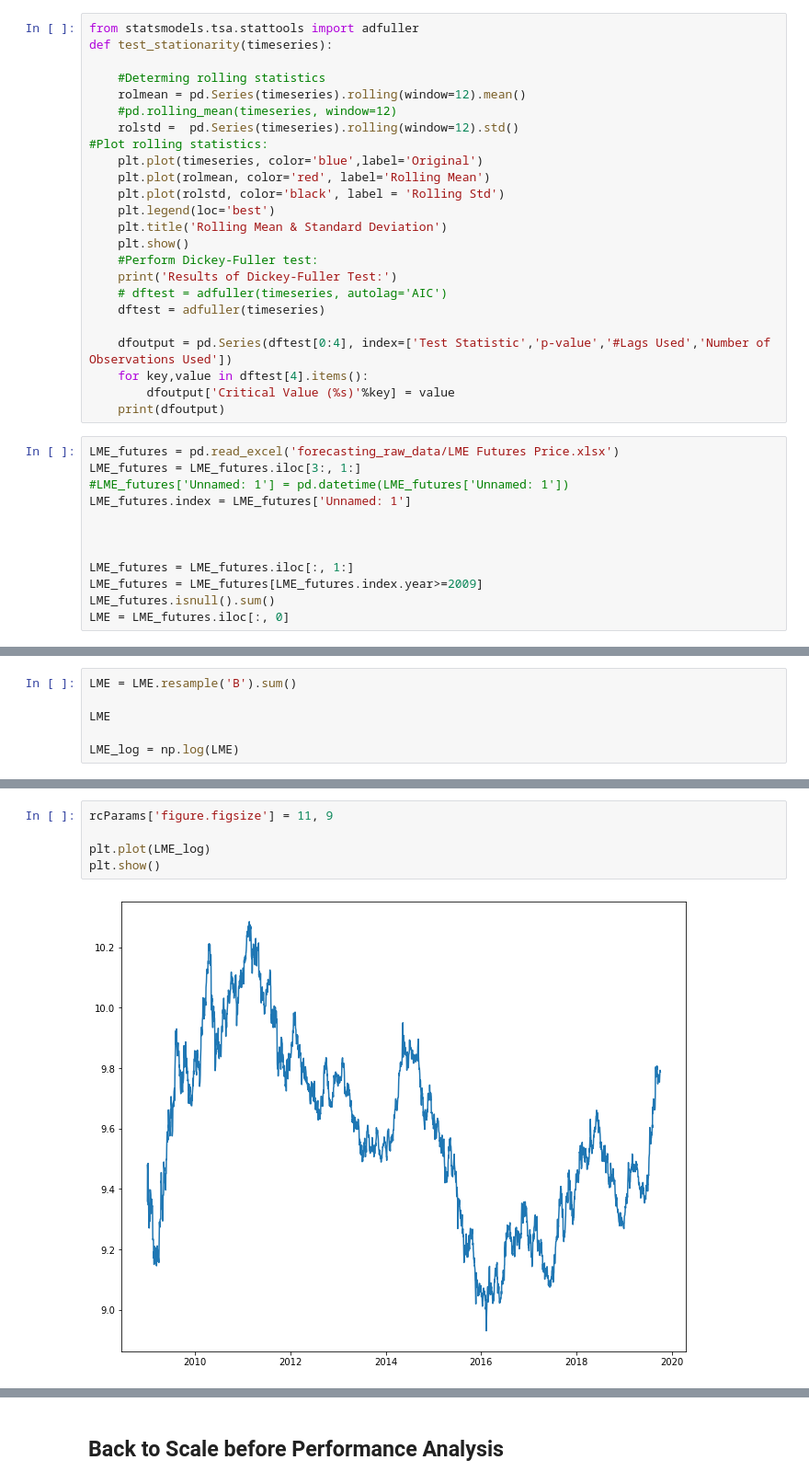
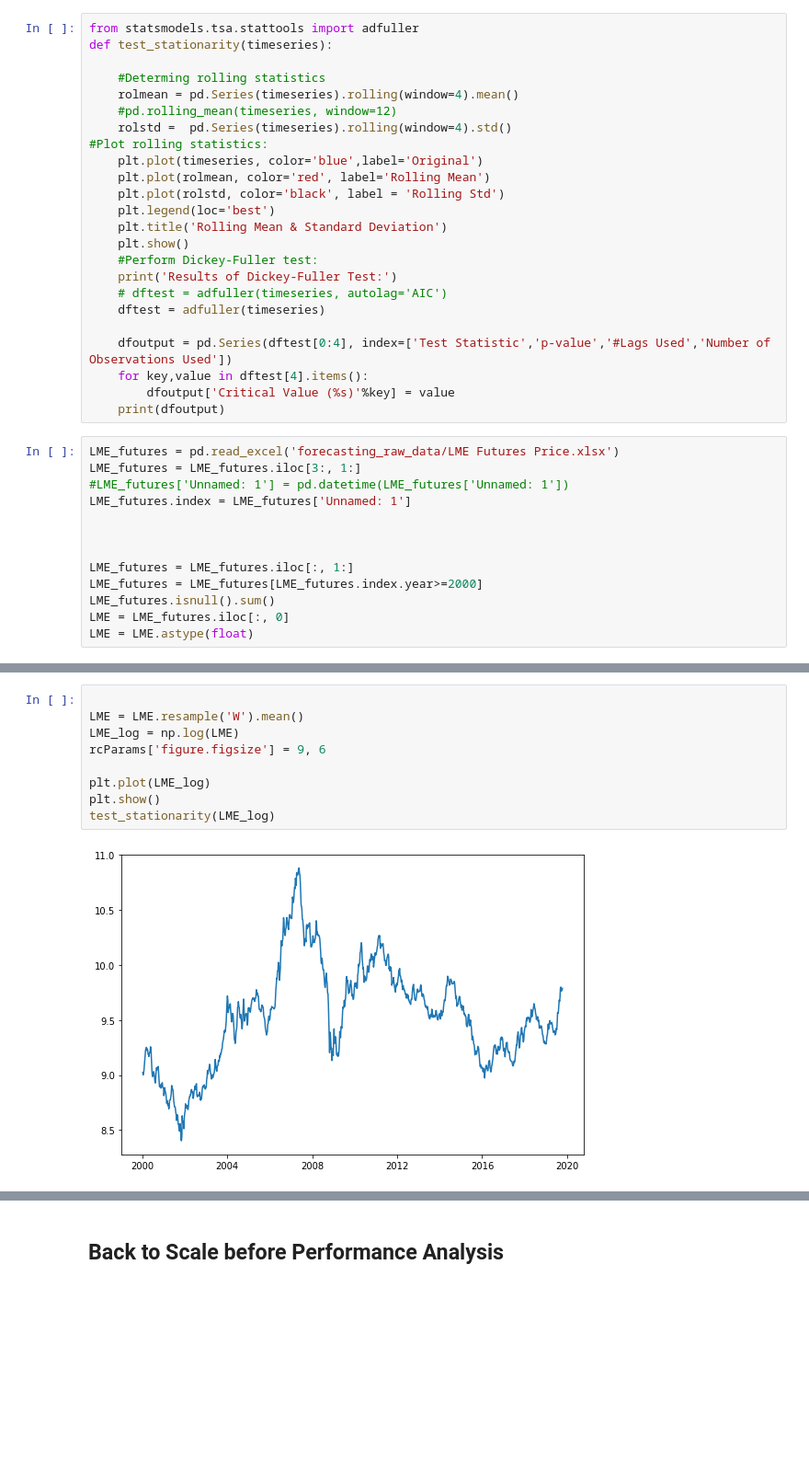
Before and after one commit to chiemiko/metals-research, a Jupyter notebook: forecasting/Yearly Aggregation and Predictions.ipynb, the cells around one changed output, grey strips where cells are left out. Shown at 92% size. Cells and saved outputs as stored; diff of their text form; blank space fills up the shorter version.

```diff
--- a/forecasting/Yearly Aggregation and Predictions.ipynb
+++ b/forecasting/Yearly Aggregation and Predictions.ipynb
@@ -24,9 +25,9 @@ from statsmodels.tsa.stattools import adfuller
 def test_stationarity(timeseries):
 
     #Determing rolling statistics
-    rolmean = pd.Series(timeseries).rolling(window=12).mean()
+    rolmean = pd.Series(timeseries).rolling(window=4).mean()
     #pd.rolling_mean(timeseries, window=12)
-    rolstd =  pd.Series(timeseries).rolling(window=12).std()
+    rolstd =  pd.Series(timeseries).rolling(window=4).std()
 #Plot rolling statistics:
     plt.plot(timeseries, color='blue',label='Original')
     plt.plot(rolmean, color='red', label='Rolling Mean')
@@ -52,6 +53,7 @@ LME_futures.index = LME_futures['Unnamed: 1']
 
 
 LME_futures = LME_futures.iloc[:, 1:]
-LME_futures = LME_futures[LME_futures.index.year>=2009]
+LME_futures = LME_futures[LME_futures.index.year>=2000]
 LME_futures.isnull().sum()
 LME = LME_futures.iloc[:, 0]
+LME = LME.astype(float)
@@ -60,6 +59,0 @@ LME = LME_futures.iloc[:, 0]
-# %%
-LME = LME.resample('B').sum()
-
-LME
-
-LME_log = np.log(LME)
@@ -66,7 +65,11 @@ LME_log = np.log(LME)
 # %%
-rcParams['figure.figsize'] = 11, 9
+
+LME = LME.resample('W').mean()
+LME_log = np.log(LME)
+rcParams['figure.figsize'] = 9, 6
 
 plt.plot(LME_log)
 plt.show()
+test_stationarity(LME_log)
 # %% [output]
-[figure, old version]
+[figure, new version]
```
Also changed, not shown: parts of 35 cells of this notebook, 15 other files.
